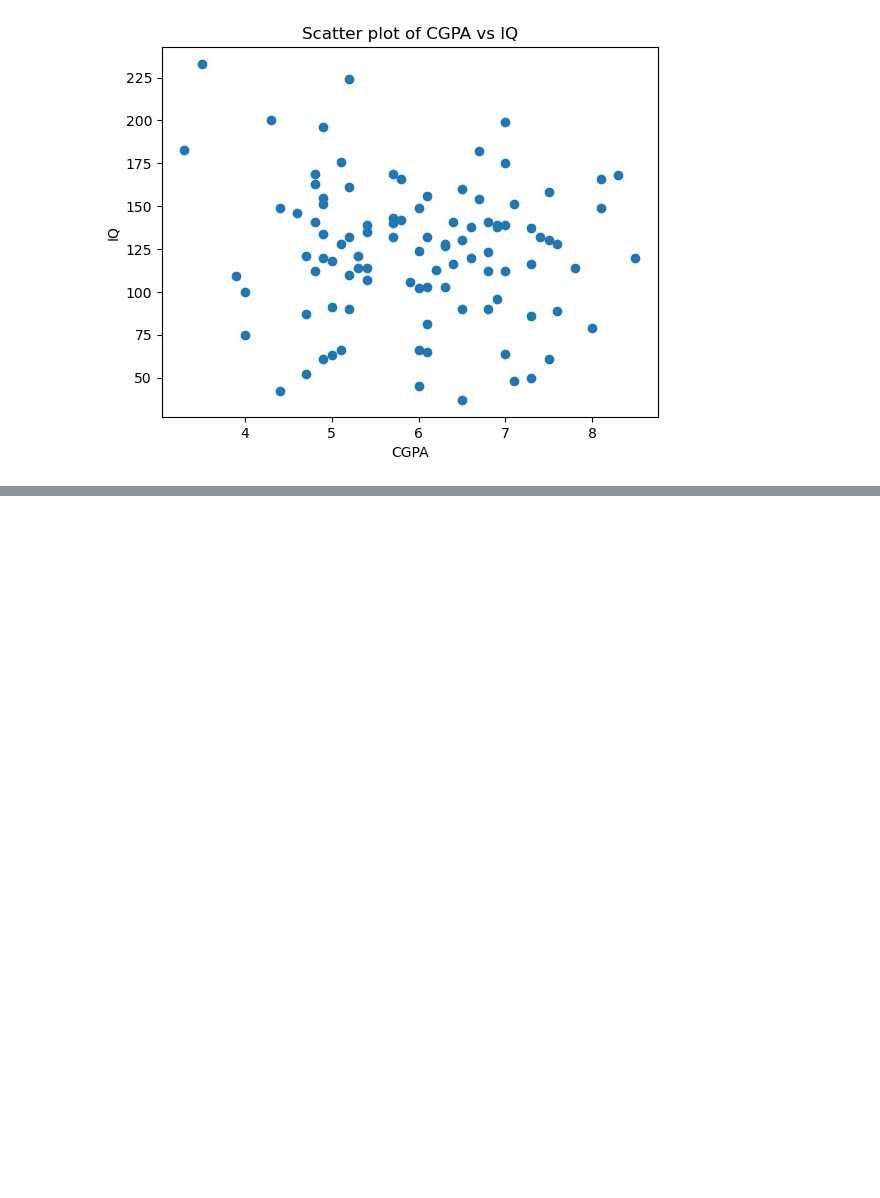
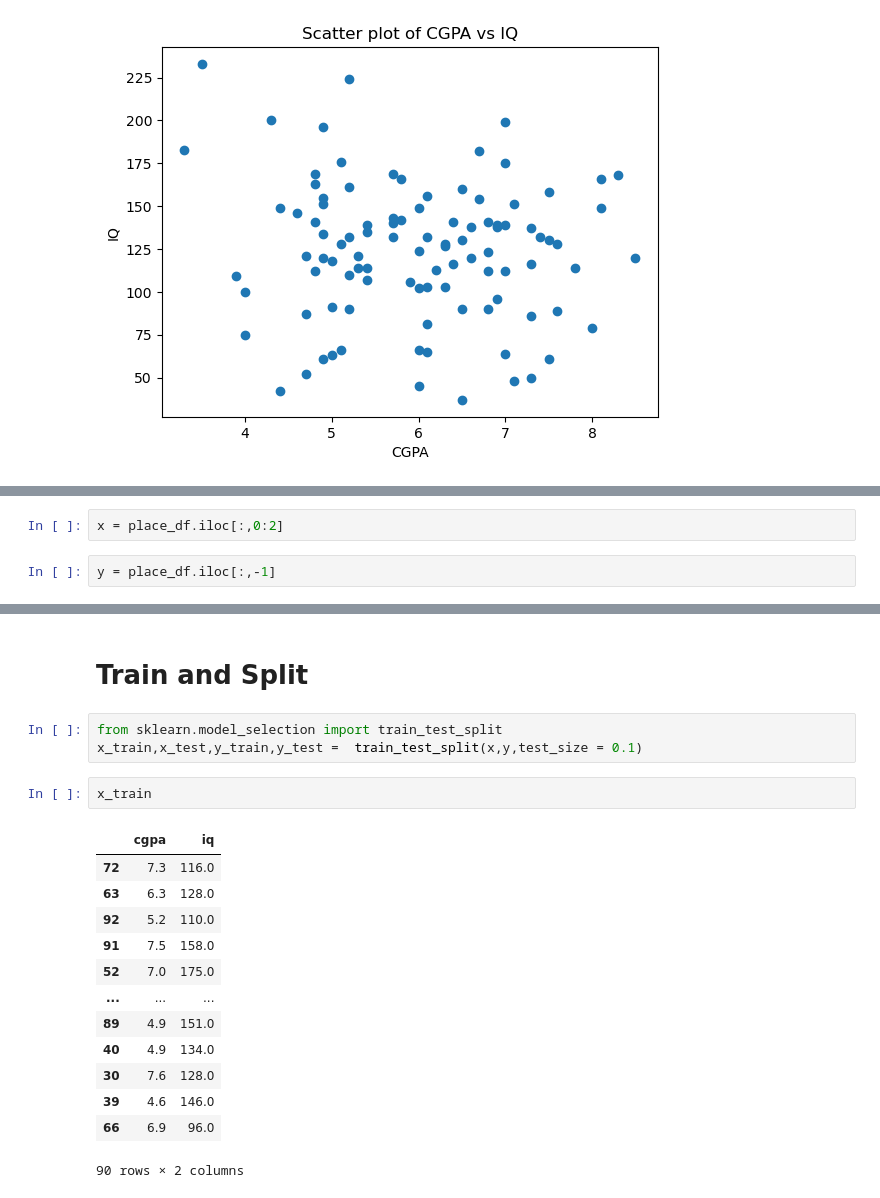
Before and after one commit to abhimanyujangid/ML_Project, a Jupyter notebook: placement-project-logistic-regression/placement-ml.ipynb, the cells around one changed output, grey strips where cells are left out. Drawn from its saved outputs; the diff is of its cells as text; blank space fills up the shorter version.

```diff
--- a/placement-project-logistic-regression/placement-ml.ipynb
+++ b/placement-project-logistic-regression/placement-ml.ipynb
@@ -40,0 +49,4 @@ plt.scatter(place_df['cgpa'], place_df['iq'], c= place_df['placement'])
+# %%
+x = place_df.iloc[:,0:2]
+# %%
+y = place_df.iloc[:,-1]
@@ -40,0 +85,21 @@ plt.scatter(place_df['cgpa'], place_df['iq'], c= place_df['placement'])
+# %% [markdown]
+# Train and Split
+# %%
+from sklearn.model_selection import train_test_split
+x_train,x_test,y_train,y_test =  train_test_split(x,y,test_size = 0.1)
+# %%
+x_train
+# %% [output]
+|  | cgpa | iq |
+| 72 | 7.3 | 116.0 |
+| 63 | 6.3 | 128.0 |
+| 92 | 5.2 | 110.0 |
+| 91 | 7.5 | 158.0 |
+| 52 | 7.0 | 175.0 |
+| ... | ... | ... |
+| 89 | 4.9 | 151.0 |
+| 40 | 4.9 | 134.0 |
+| 30 | 7.6 | 128.0 |
+| 39 | 4.6 | 146.0 |
+| 66 | 6.9 | 96.0 |
+90 rows × 2 columns
```
Also changed, not shown: parts of 14 cells of this notebook.
